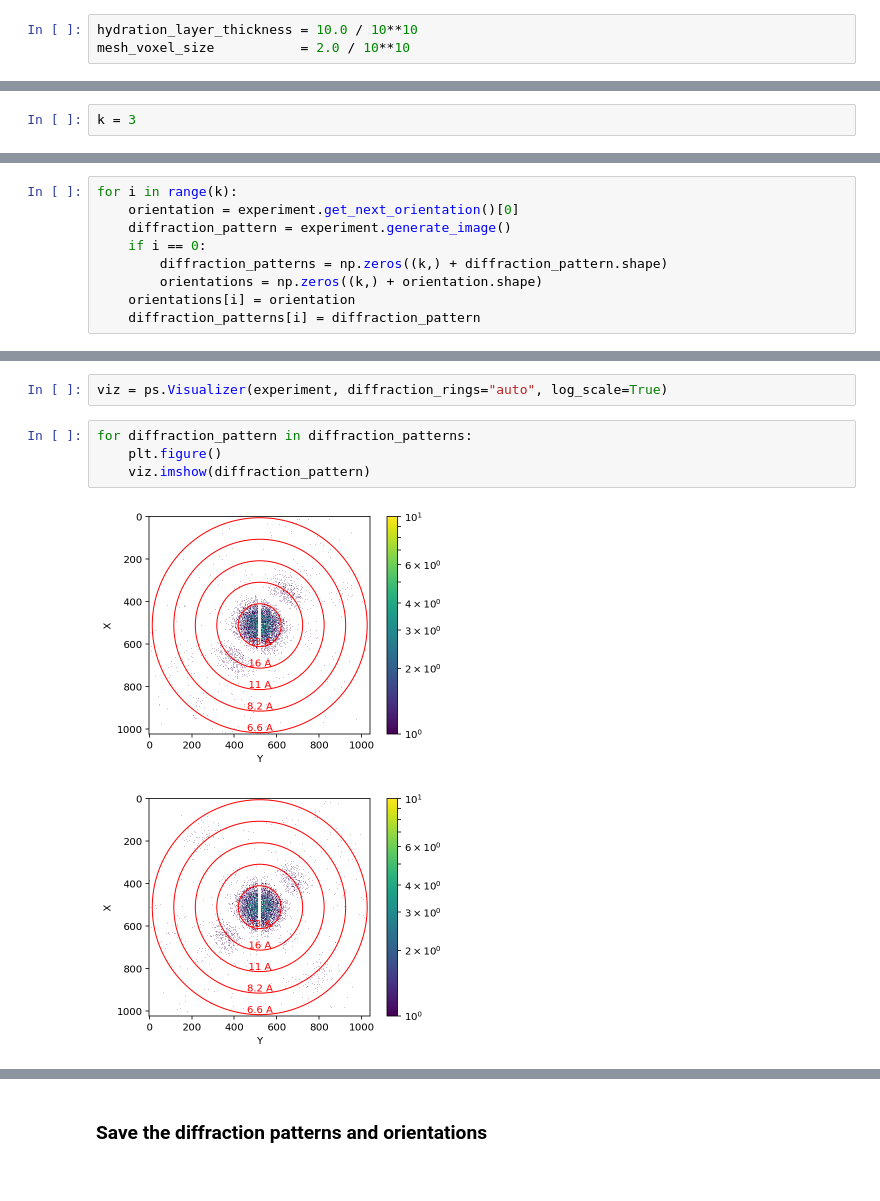
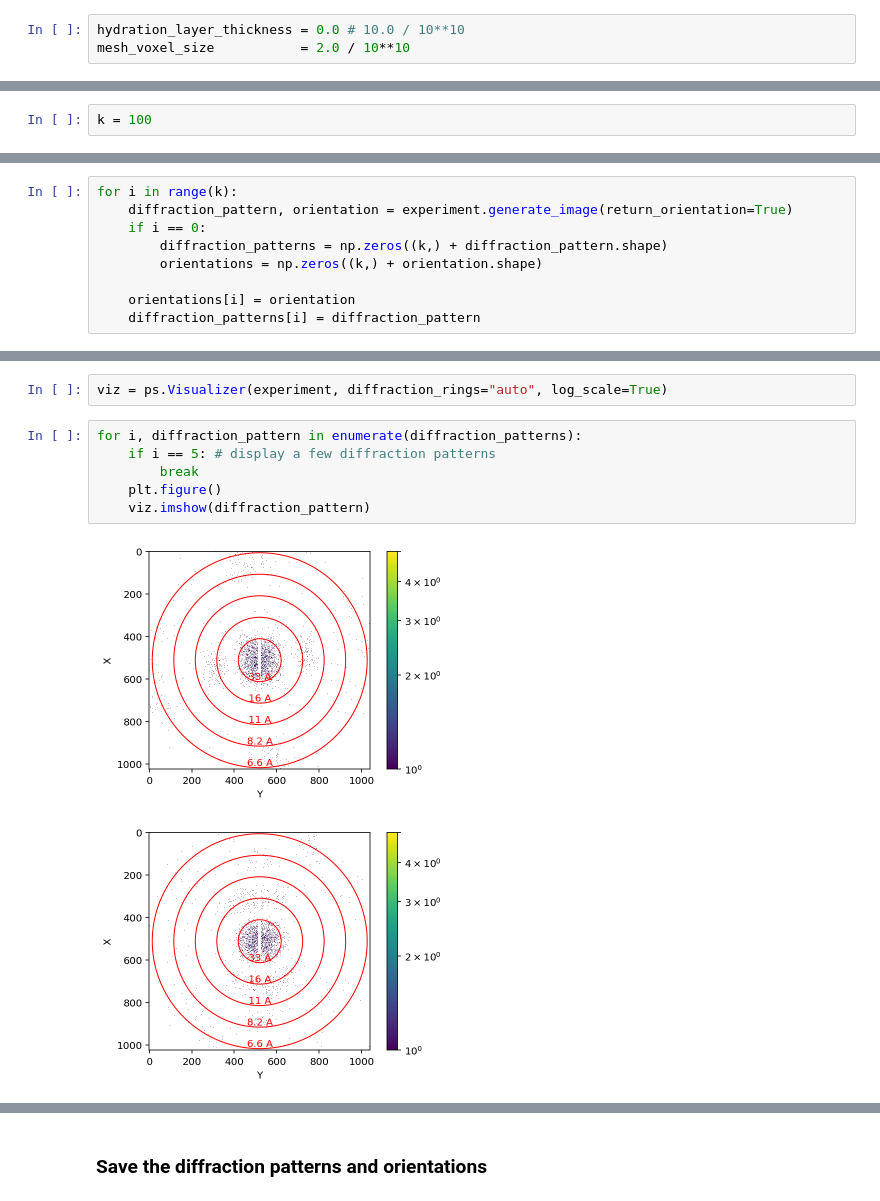
Before and after one commit to chuckie82/skopi, a Jupyter notebook: examples/notebooks/cspi_generate_synthetic_dataset.ipynb, the cells around one changed output, grey strips where cells are left out. Cells and saved outputs as stored; diff of their text form.

Commit message:
Update cspi_generate_synthetic_dataset.ipynb, experiment/base.py

```diff
--- a/examples/notebooks/cspi_generate_synthetic_dataset.ipynb
+++ b/examples/notebooks/cspi_generate_synthetic_dataset.ipynb
@@ -94,7 +137,7 @@ particle.read_pdb(pdbfile, ff='WK')
 # %% [markdown]
 We apply a hydration layer to the particle.
 # %%
-hydration_layer_thickness = 10.0 / 10**10
+hydration_layer_thickness = 0.0 # 10.0 / 10**10
 mesh_voxel_size           = 2.0 / 10**10
 # %%
 particle.set_hydration_layer_thickness(hydration_layer_thickness)
@@ -147,16 +206,16 @@ experiment = ps.SPIExperiment(det, beam, particle)
 # %% [markdown]
 We define $k$ as the number of diffraction patterns to collect from the experiment.
 # %%
-k = 3
+k = 100
 # %% [markdown]
 We collect $k$ diffraction patterns and their respective orientations.
 # %%
 for i in range(k):
-    orientation = experiment.get_next_orientation()[0]
-    diffraction_pattern = experiment.generate_image()
+    diffraction_pattern, orientation = experiment.generate_image(return_orientation=True)
     if i == 0:
         diffraction_patterns = np.zeros((k,) + diffraction_pattern.shape)
         orientations = np.zeros((k,) + orientation.shape)
+
     orientations[i] = orientation
     diffraction_patterns[i] = diffraction_pattern
 # %% [markdown]
@@ -178,9 +237,11 @@ We plot the diffraction patterns in $\log$ scale.
 # %%
 viz = ps.Visualizer(experiment, diffraction_rings="auto", log_scale=True)
 # %%
-for diffraction_pattern in diffraction_patterns:
+for i, diffraction_pattern in enumerate(diffraction_patterns):
+    if i == 5: # display a few diffraction patterns
+        break
     plt.figure()
     viz.imshow(diffraction_pattern)
 # %% [output]
-[figure, old version]
+[figure, new version]
-[figure, old version]
+[figure, new version]
```
Also changed, not shown: parts of 23 cells of this notebook, 1 other file.
